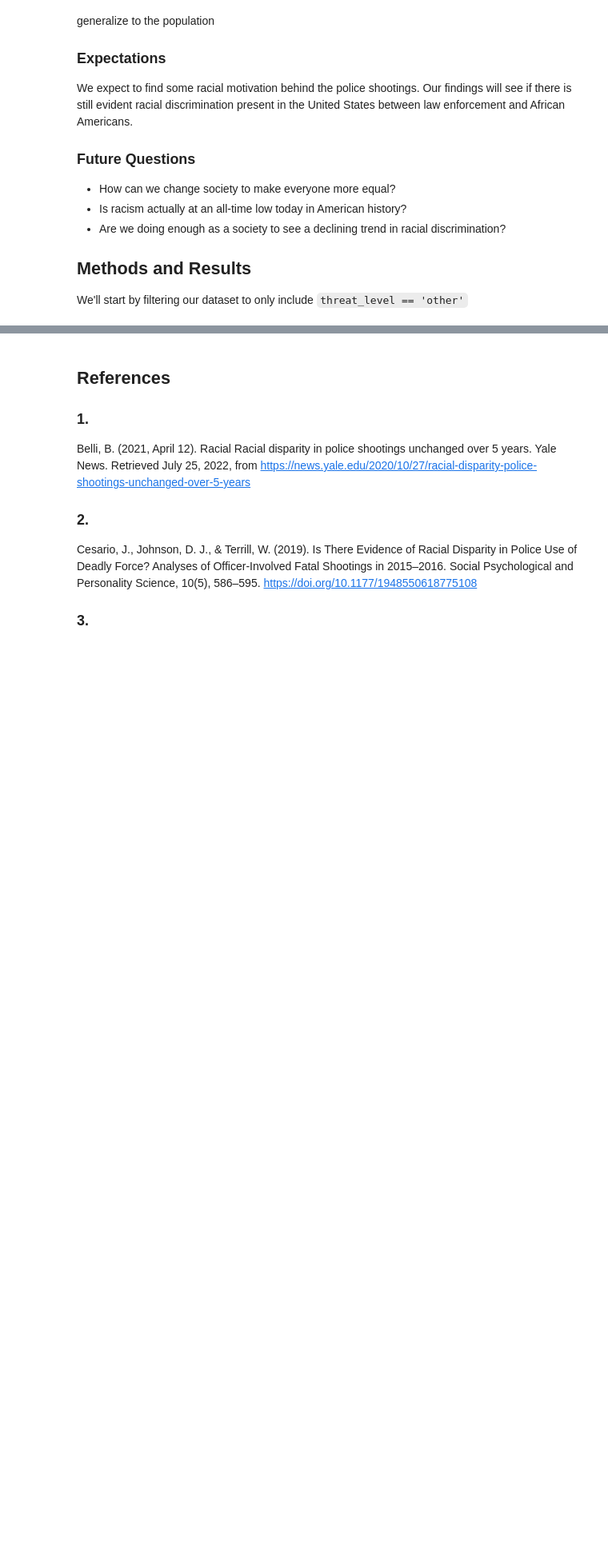
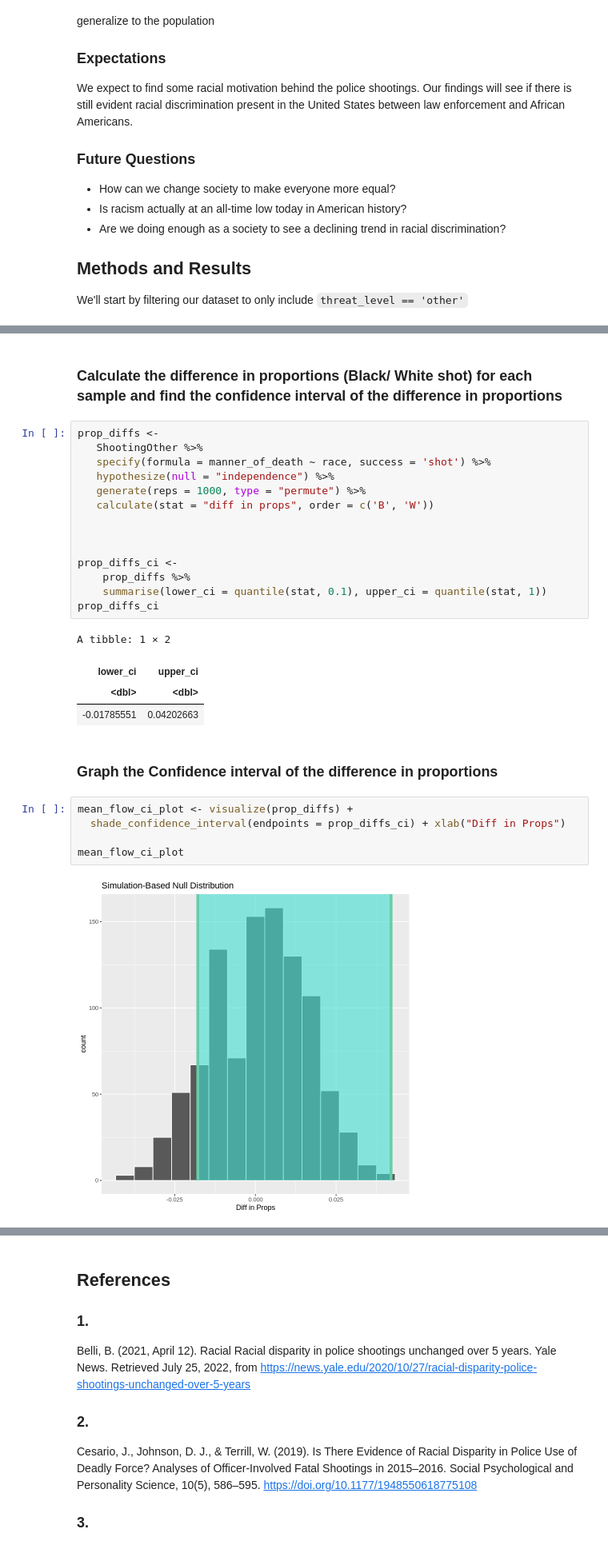
Before and after one commit to edlng/STAT201Project, a Jupyter notebook: project.ipynb, the cells around one changed output, grey strips where cells are left out. Shown: that part at 80% size. Cells and saved outputs as stored; diff of their text form; blank space fills up the shorter version.

Commit message:
Found diff in props
Found diff in props

```diff
--- a/project.ipynb
+++ b/project.ipynb
@@ -189,0 +186,30 @@ A tibble: 1 × 1
+# %% [markdown]
+### Calculate the difference in proportions (Black/ White shot) for each sample and find the confidence interval of the  difference in proportions
+# %%
+prop_diffs <-
+   ShootingOther %>%
+   specify(formula = manner_of_death ~ race, success = 'shot') %>%
+   hypothesize(null = "independence") %>%
+   generate(reps = 1000, type = "permute") %>%
+   calculate(stat = "diff in props", order = c('B', 'W'))
+
+
+
+prop_diffs_ci <-
+    prop_diffs %>%
+    summarise(lower_ci = quantile(stat, 0.1), upper_ci = quantile(stat, 1))
+prop_diffs_ci
+# %% [output]
+A tibble: 1 × 2
+| lower_ci | upper_ci |
+| <dbl> | <dbl> |
+| -0.01785551 | 0.04202663 |
+# %% [markdown]
+### Graph the Confidence interval of the difference in proportions
+# %%
+mean_flow_ci_plot <- visualize(prop_diffs) +
+  shade_confidence_interval(endpoints = prop_diffs_ci) + xlab("Diff in Props")
+
+mean_flow_ci_plot
+# %% [output]
+[figure, added]
```
Also changed, not shown: parts of 7 cells of this notebook.
